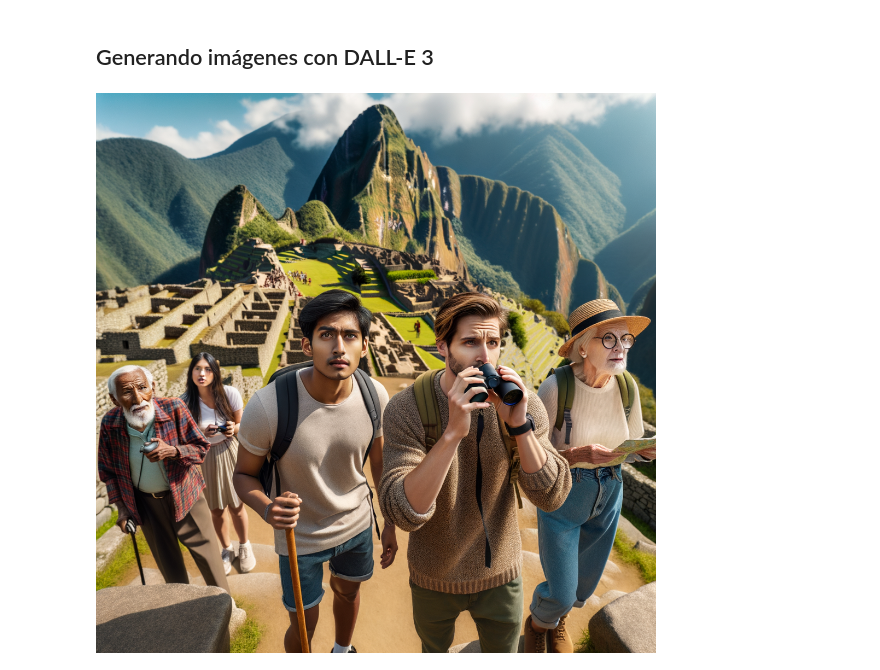
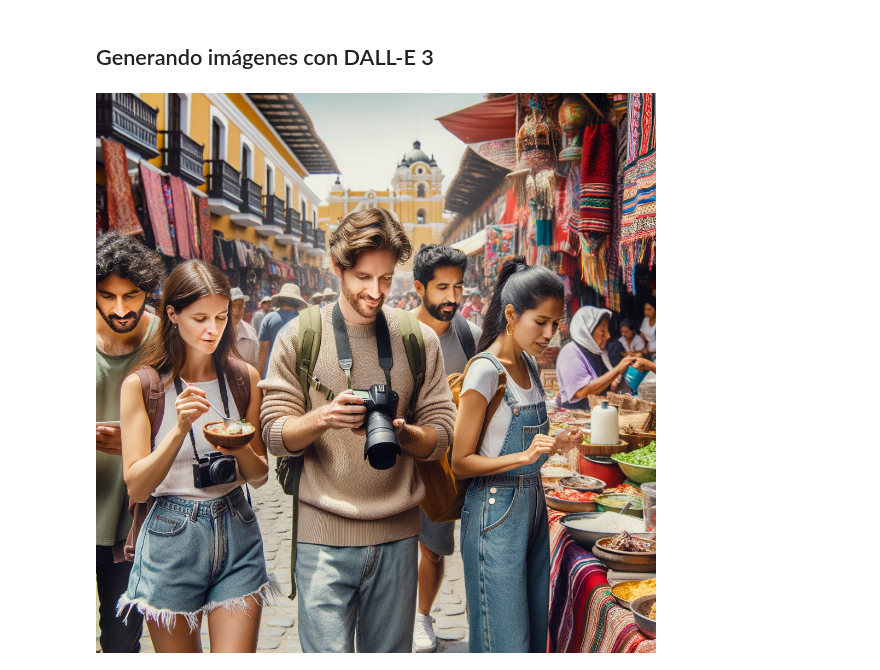
Before and after one commit to EderPinedaClaros/iagenerativa, a Jupyter notebook: Taller01/01openai/03dalle.ipynb, the cells around one changed output. Drawn from its saved outputs; the diff is of its cells as text; code cells hidden in the pictures.

```diff
--- a/Taller01/01openai/03dalle.ipynb
+++ b/Taller01/01openai/03dalle.ipynb
@@ -12,17 +12,17 @@ os.environ["OPENAI_API_KEY"] = getpass.getpass("Ingresa tu API Key de OpenAI")
 # %%
 client = OpenAI()
 
 response = client.images.generate(
   model = "dall-e-3",
-  prompt = "A group of tourists in Machu Picchu",
+  prompt = "A group of tourists in Gamarra Lima Perú",
   size = "1024x1024",
   quality = "hd",
   n = 1
 )
 
 image_url = response.data[0].url
 response = requests.get(image_url)
 img = Image.open(BytesIO(response.content))
 img
 # %% [output]
-[figure, old version]
+[figure, new version]
```
Also changed, not shown: 2 other files.
